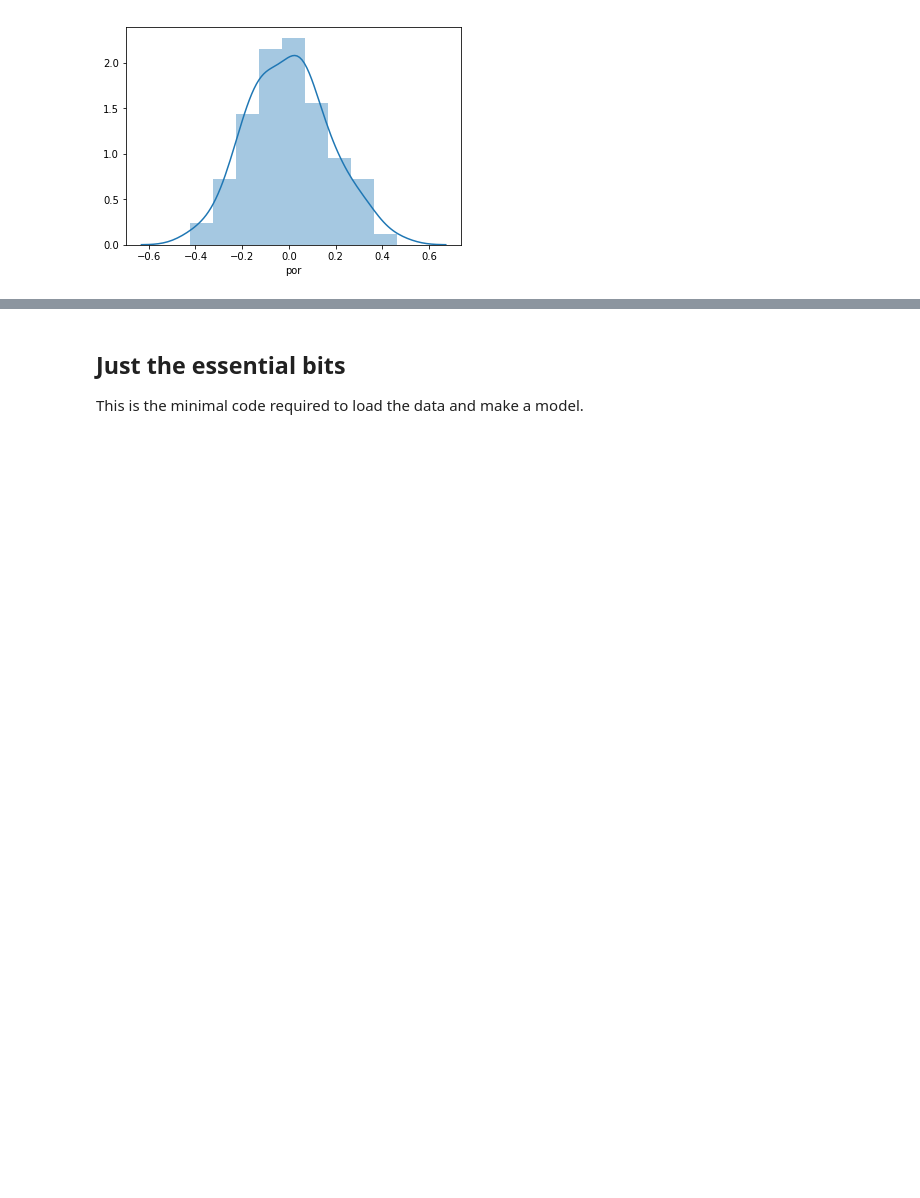
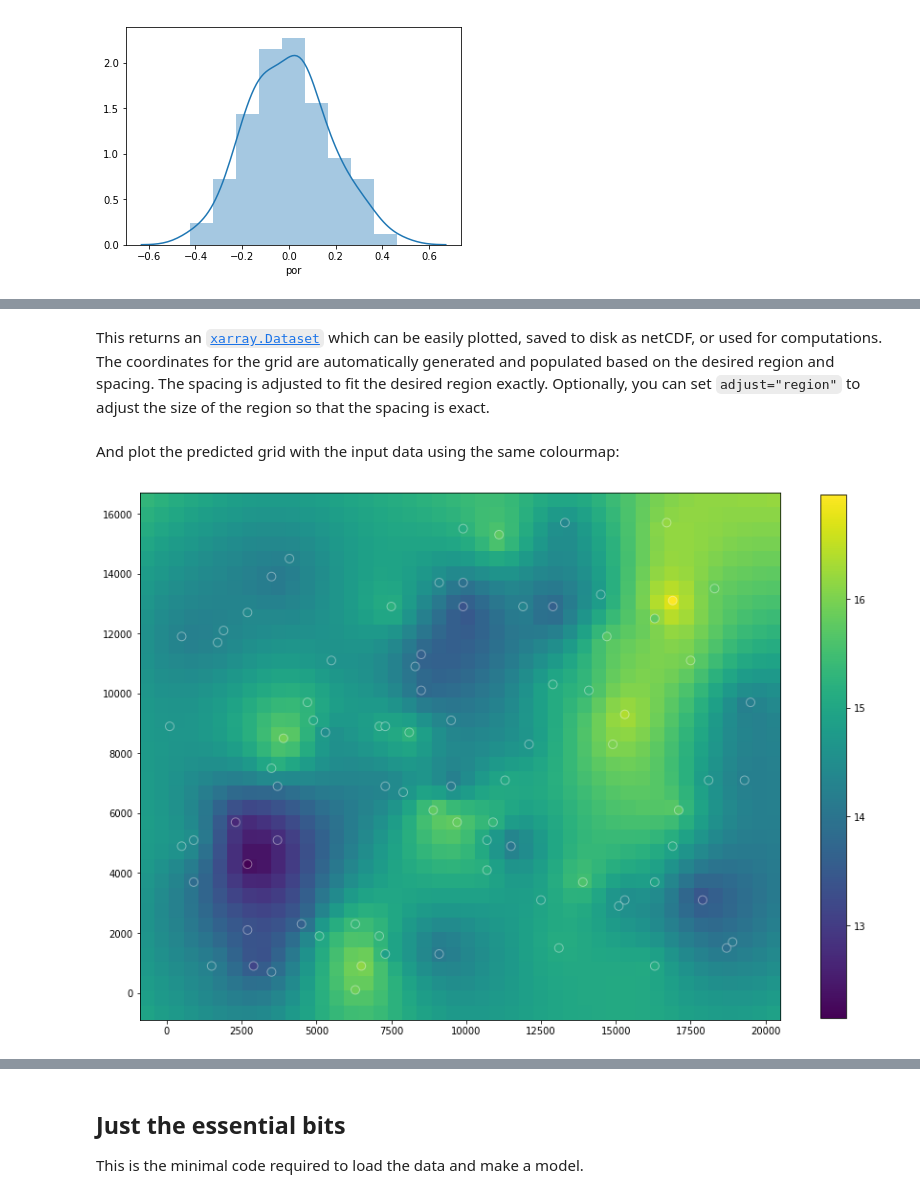
Before and after one commit to agilescientific/xlines, a Jupyter notebook: notebooks/11_Gridding_map_data.ipynb, the cells around one changed output, grey strips where cells are left out. Cells and saved outputs as stored; diff of their text form; code cells hidden in the pictures; blank space fills up the shorter version.

```diff
--- a/notebooks/11_Gridding_map_data.ipynb
+++ b/notebooks/11_Gridding_map_data.ipynb
@@ -246,0 +251,3 @@ sns.distplot(por_hat - df.por)
+# %%
+spline = vd.Spline(mindist=2000, damping=1e-4)
+spline.fit((df.x, df.y), df.por)
@@ -246,0 +260,3 @@ sns.distplot(por_hat - df.por)
+# %%
+grid = spline.grid(region=extent, spacing=500)
+grid
@@ -246,0 +273,17 @@ sns.distplot(por_hat - df.por)
+# %% [markdown]
+This returns an [`xarray.Dataset`](http://xarray.pydata.org/en/stable/generated/xarray.Dataset.html#xarray.Dataset) which can be easily plotted, saved to disk as netCDF, or used for computations. The coordinates for the grid are automatically generated and populated based on the desired region and spacing. The spacing is adjusted to fit the desired region exactly. Optionally, you can set `adjust="region"` to adjust the size of the region so that the spacing is exact.
+# %% [markdown]
+And plot the predicted grid with the input data using the same colourmap:
+# %%
+# Compute min and max of all the data:
+mi = np.min(np.hstack([grid.scalars.values.ravel(), df.por.values]))
+ma = np.max(np.hstack([grid.scalars.values.ravel(), df.por.values]))
+
+# Plot it all.
+plt.figure(figsize=(15,15))
+im = plt.imshow(grid.scalars, origin='lower', extent=extent, vmin=mi, vmax=ma)
+pts = plt.scatter(df.x, df.y, c=df.por, s=80, edgecolor='#ffffff66', vmin=mi, vmax=ma)
+plt.colorbar(im, shrink=0.67)
+plt.show()
+# %% [output]
+[figure, added]
```
Also changed, not shown: parts of 18 cells of this notebook, 1 other file.
